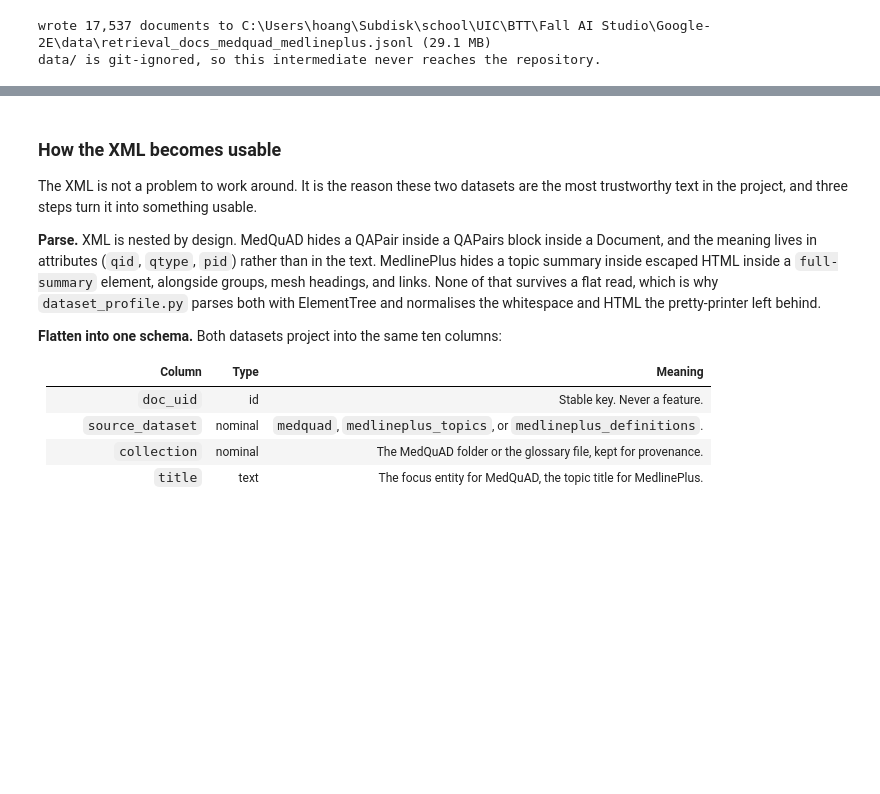
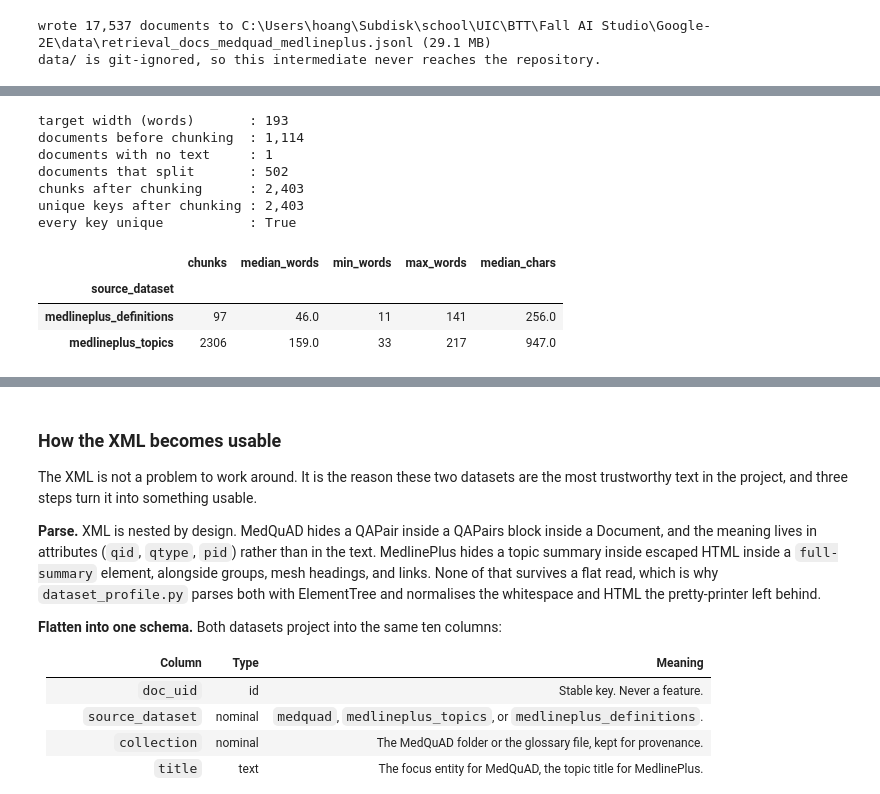
Before and after one commit to Break-Through-Tech/Google-2E-faithfulmed-a-multi-agent-system-for-faithful-patient-friendly-medical-explanations, a Jupyter notebook: notebooks/medquad_and_medlineplus_eda.ipynb, the cells around one changed output, grey strips where cells are left out. Cells and saved outputs as stored; diff of their text form; code cells hidden in the pictures; blank space fills up the shorter version.

```diff
--- a/notebooks/medquad_and_medlineplus_eda.ipynb
+++ b/notebooks/medquad_and_medlineplus_eda.ipynb
@@ -1189,0 +1204,65 @@ data/ is git-ignored, so this intermediate never reaches the repository.
+# %%
+# Take the MedlinePlus half of the corpus and split it at the width the profile
+# chose. The combined file written above is left exactly as it is, so the MedQuAD
+# rows that were already profiled do not change.
+
+# One chunk is the unit the index embeds, so this is the size that matters.
+TARGET_WORDS = 193
+
+medlineplus_documents = dp.to_retrieval_docs_medlineplus(english_topics, definitions)
+
+medlineplus_chunks = dp.chunk_retrieval_documents(
+    medlineplus_documents,
+    target_words=TARGET_WORDS,
+)
+
+# Count the rows and the keys on both sides of the split. The chunk count has to
+# be the larger number, and the key count has to equal the row count, or two
+# chunks would collide inside the index and one would silently replace the other.
+documents_before = len(medlineplus_documents)
+chunks_after = len(medlineplus_chunks)
+unique_keys_after = medlineplus_chunks['doc_uid'].nunique()
+
+# The source key with any "#chunk" suffix taken off, so a split document still
+# counts once. Splitting on "#" and keeping the first piece does that.
+source_keys = medlineplus_chunks['doc_uid'].str.split('#').str[0]
+documents_with_text = source_keys.nunique()
+
+# Which rows are second or later chunks. A row without a suffix is a document
+# that already fitted the target, so this count says how much cutting the target
+# forced on the corpus.
+is_split_chunk = medlineplus_chunks['doc_uid'].str.contains('#chunk')
+documents_split = source_keys[is_split_chunk].nunique()
+
+print('target width (words)       :', TARGET_WORDS)
+print('documents before chunking  :', f'{documents_before:,}')
+print('documents with no text     :', f'{documents_before - documents_with_text:,}')
+print('documents that split       :', f'{documents_split:,}')
+print('chunks after chunking      :', f'{chunks_after:,}')
+print('unique keys after chunking :', f'{unique_keys_after:,}')
+print('every key unique           :', unique_keys_after == chunks_after)
+
+# Sizes per chunk, to confirm nothing ran away. The minimum is the check that
+# matters most here, because a fragment of a few words would embed to almost
+# nothing and still take a retrieval slot. A short row here should be a short
+# glossary term, not the tail of a long topic.
+chunk_summary = medlineplus_chunks.groupby('source_dataset').agg(
+    chunks=('doc_uid', 'size'),
+    median_words=('word_len', 'median'),
+    min_words=('word_len', 'min'),
+    max_words=('word_len', 'max'),
+    median_chars=('char_len', 'median'),
+)
+chunk_summary
+# %% [output]
+target width (words)       : 193
+documents before chunking  : 1,114
+documents with no text     : 1
+documents that split       : 502
+chunks after chunking      : 2,403
+unique keys after chunking : 2,403
+every key unique           : True
+|  | chunks | median_words | min_words | max_words | median_chars |
+| source_dataset |  |  |  |  |  |
+| medlineplus_definitions | 97 | 46.0 | 11 | 141 | 256.0 |
+| medlineplus_topics | 2306 | 159.0 | 33 | 217 | 947.0 |
```
Also changed, not shown: parts of 3 cells of this notebook, 2 other files.
